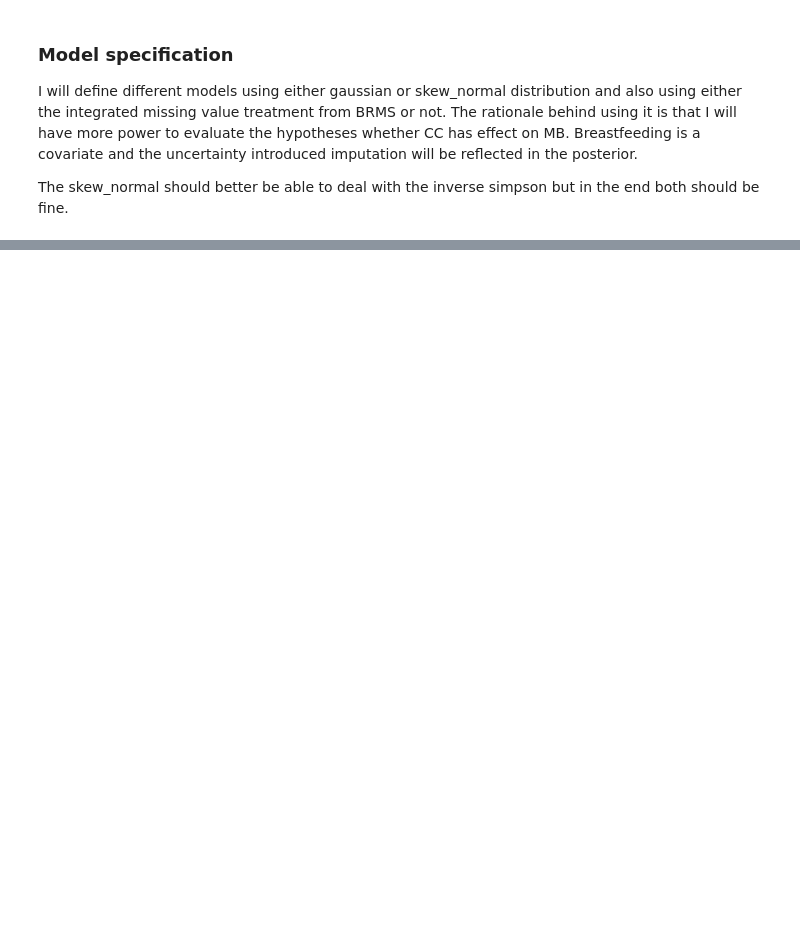
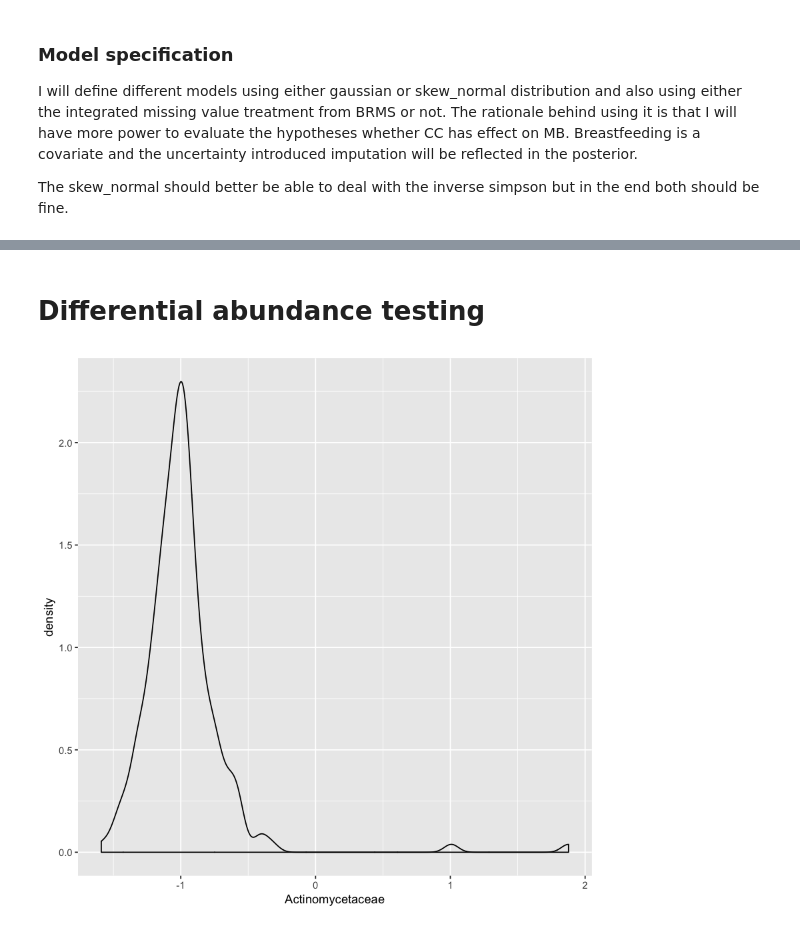
Before and after one commit to HenrikEckermann/bibo, a Jupyter notebook: notebooks/childcare_article_analyses.ipynb, the cells around one changed output, grey strips where cells are left out. Drawn from its saved outputs; the diff is of its cells as text; code cells hidden in the pictures; blank space fills up the shorter version.

Commit message:
prepare notebook for differential abundance testing in AWS

```diff
--- a/notebooks/childcare_article_analyses.ipynb
+++ b/notebooks/childcare_article_analyses.ipynb
@@ -465,0 +499,3 @@ div_models_skew_mi
+# %% [markdown]
+
+# Differential abundance testing
@@ -465,0 +628,5 @@ div_models_skew_mi
+# %%
+ggplot(data, aes(Actinomycetaceae)) +
+    geom_density()
+# %% [output]
+[figure, added]
```
Also changed, not shown: parts of 24 cells of this notebook, 1 other file.
